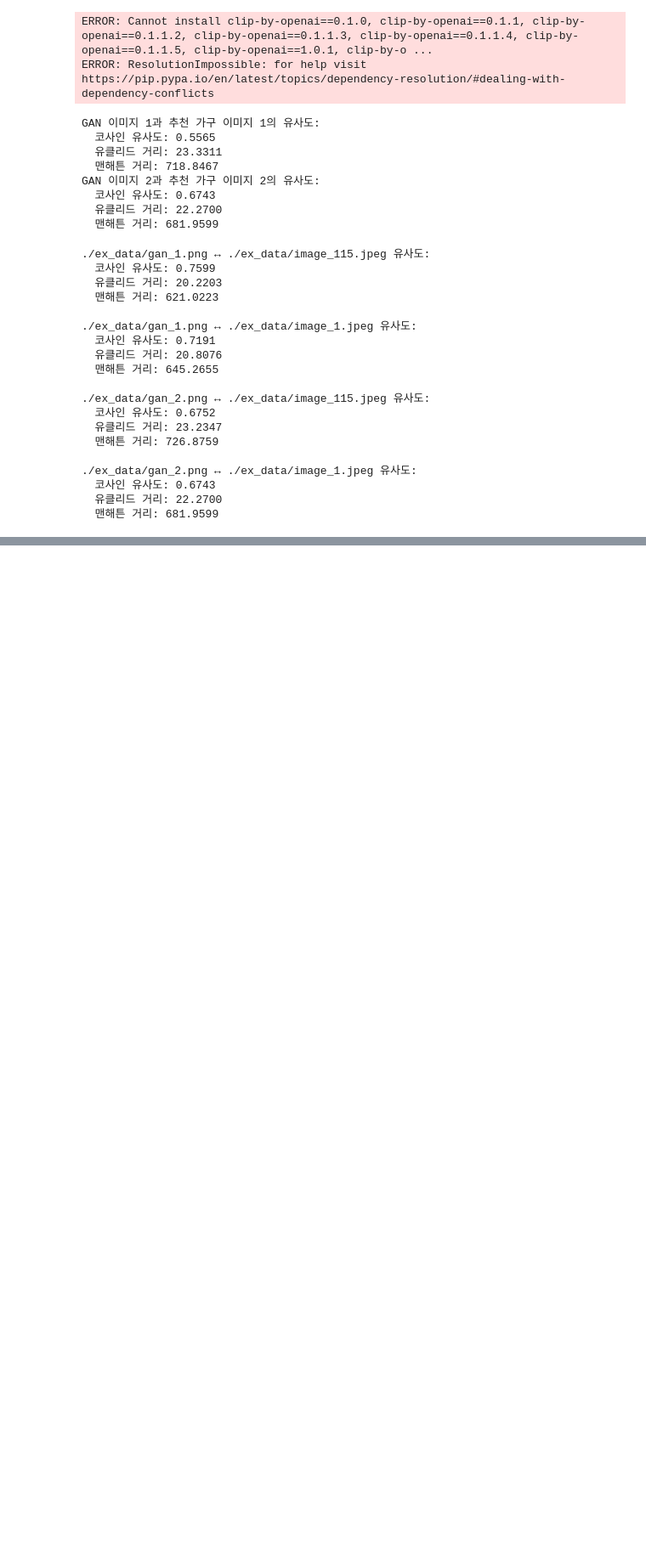
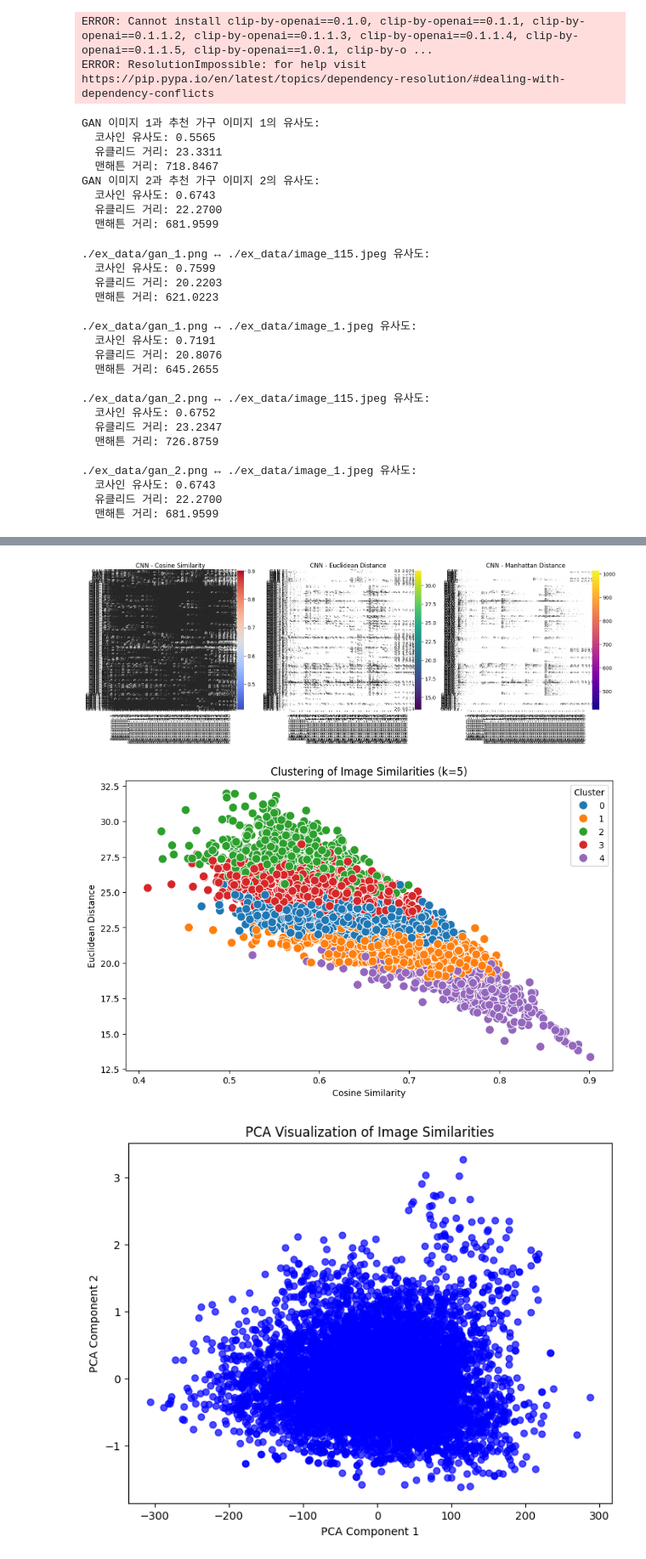
Before and after one commit to senseofcommunity/sketch2furnish, a Jupyter notebook: similarity/cnn.ipynb, the cells around one changed output, grey strips where cells are left out. Shown at 85% size. Cells and saved outputs as stored; diff of their text form; code cells hidden in the pictures; blank space fills up the shorter version.

```diff
--- a/similarity/cnn.ipynb
+++ b/similarity/cnn.ipynb
@@ -369,0 +366,78 @@ plot_similarity_heatmaps(similarity_results, gan_img_paths, re_img_paths)
+# %%
+from sklearn.cluster import KMeans
+from sklearn.decomposition import PCA
+from sklearn.manifold import TSNE
+import pandas as pd
+
+# 🔹 클러스터링을 이용한 그룹화
+def plot_clustered_similarity(similarity_results, n_clusters=5):
+    df = pd.DataFrame.from_dict(similarity_results, orient="index")
+    feature_matrix = df[["cosine_similarity", "euclidean_distance", "manhattan_distance"]].values
+
+    # KMeans 클러스터링 적용
+    kmeans = KMeans(n_clusters=n_clusters, random_state=42, n_init=10)
+    df["Cluster"] = kmeans.fit_predict(feature_matrix)
+
+    plt.figure(figsize=(10, 6))
+    sns.scatterplot(x=df["cosine_similarity"], y=df["euclidean_distance"], hue=df["Cluster"], palette="tab10", s=100)
+    plt.xlabel("Cosine Similarity")
+    plt.ylabel("Euclidean Distance")
+    plt.title(f"Clustering of Image Similarities (k={n_clusters})")
+    plt.show()
+
+# 🔹 PCA를 활용한 차원 축소 시각화
+def plot_pca_similarity(similarity_results):
+    df = pd.DataFrame.from_dict(similarity_results, orient="index")
+    feature_matrix = df[["cosine_similarity", "euclidean_distance", "manhattan_distance"]].values
+
+    # PCA 적용 (3D → 2D 변환)
+    pca = PCA(n_components=2)
+    pca_result = pca.fit_transform(feature_matrix)
+
+    plt.figure(figsize=(8, 6))
+    plt.scatter(pca_result[:, 0], pca_result[:, 1], alpha=0.7, color="blue")
+    plt.xlabel("PCA Component 1")
+    plt.ylabel("PCA Component 2")
+    plt.title("PCA Visualization of Image Similarities")
+    plt.show()
+
+# 🔹 t-SNE를 활용한 차원 축소 시각화
+def plot_tsne_similarity(similarity_results, perplexity=5):
+    df = pd.DataFrame.from_dict(similarity_results, orient="index")
+    feature_matrix = df[["cosine_similarity", "euclidean_distance", "manhattan_distance"]].values
+
+    # t-SNE 적용 (3D → 2D 변환)
+    tsne = TSNE(n_components=2, perplexity=perplexity, random_state=42)
+    tsne_result = tsne.fit_transform(feature_matrix)
+
+    plt.figure(figsize=(8, 6))
+    plt.scatter(tsne_result[:, 0], tsne_result[:, 1], alpha=0.7, color="red")
+    plt.xlabel("t-SNE Component 1")
+    plt.ylabel("t-SNE Component 2")
+    plt.title("t-SNE Visualization of Image Similarities")
+    plt.show()
+
+# 실행
+def process_cnn_similarity(gan_dataset_path, recom_dataset_path):
+    gan_features = get_all_features(gan_dataset_path)
+    recom_features = get_all_features(recom_dataset_path)
+    similarity_results = compute_similarity(gan_features, recom_features)
+
+    # 🔹 유사도 히트맵 시각화
+    plot_similarity_heatmaps(similarity_results, list(gan_features.keys()), list(recom_features.keys()))
+
+    # 🔹 클러스터링을 이용한 그룹화 시각화
+    plot_clustered_similarity(similarity_results, n_clusters=5)
+
+    # 🔹 PCA를 활용한 차원 축소 시각화
+    plot_pca_similarity(similarity_results)
+
+    # 🔹 t-SNE를 활용한 차원 축소 시각화
+    plot_tsne_similarity(similarity_results, perplexity=10)
+
+# 실행 예시
+process_cnn_similarity("C:/Users/LG/elice/data/gan_dataset", "C:/Users/LG/elice/data/recommm_dataset")
+# %% [output]
+[figure, added]
+[figure, added]
+[figure, added]
```
Also changed, not shown: parts of 3 cells of this notebook, 2 other files.
